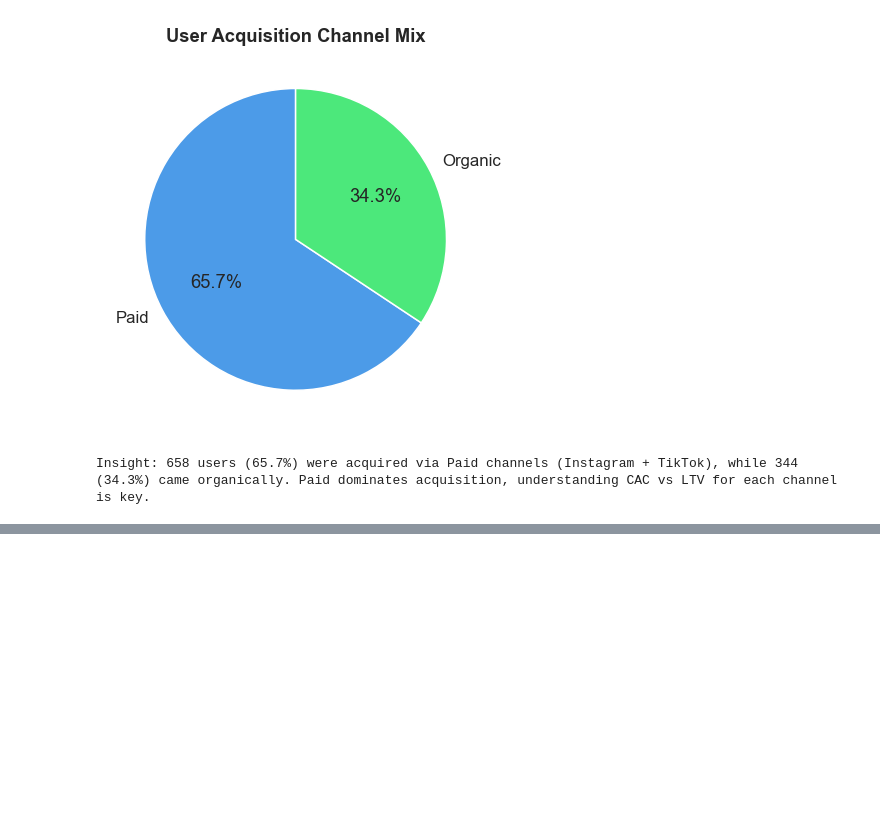
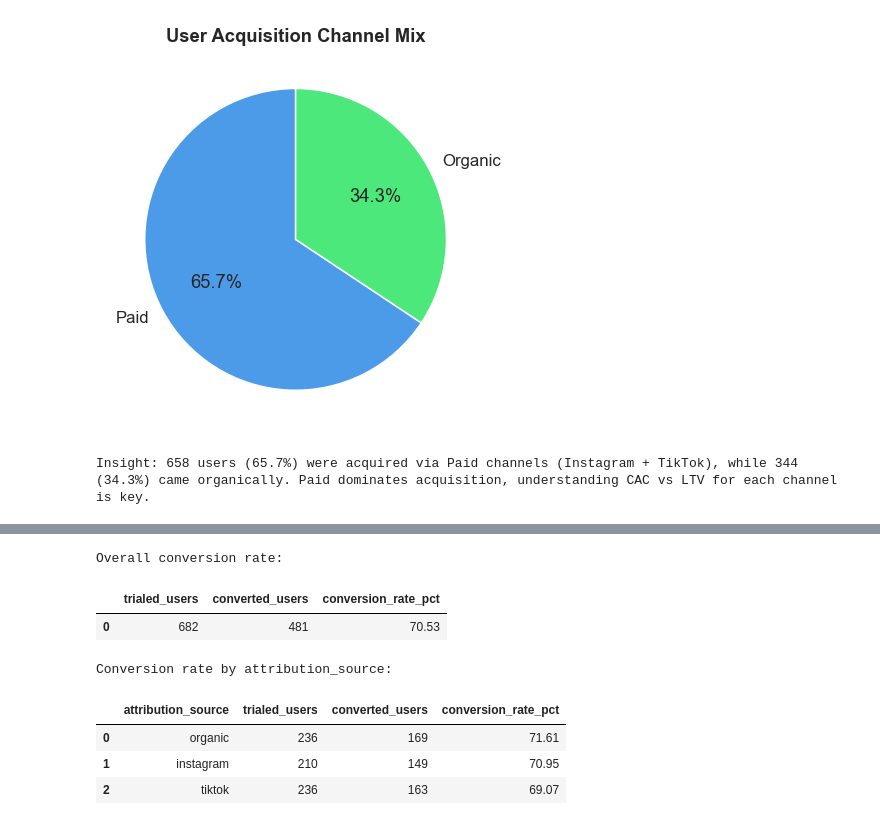
Before and after one commit to Sena-Kilinc/data-interview, a Jupyter notebook: submission.ipynb, the cells around one changed output, grey strips where cells are left out. Saved outputs shown, nothing was run; the diff lists cells and outputs as text; code cells hidden in the pictures; blank space fills up the shorter version.

```diff
--- a/submission.ipynb
+++ b/submission.ipynb
@@ -235,0 +241,47 @@ Insight: 658 users (65.7%) were acquired via Paid channels (Instagram + TikTok),
+# %%
+# 4a: Overall conversion rate ---
+sql_t4_overall = """
+SELECT
+    COUNT(DISTINCT t.user_id)  AS trialed_users,
+    COUNT(DISTINCT s.user_id)  AS converted_users,
+    ROUND(100.0 * COUNT(DISTINCT s.user_id) / COUNT(DISTINCT t.user_id), 2) AS conversion_rate_pct
+FROM
+    (SELECT DISTINCT user_id FROM user_events WHERE event_name = 'trial_started') t
+LEFT JOIN
+    (SELECT DISTINCT user_id FROM user_events WHERE event_name = 'subscription_started') s
+    ON s.user_id = t.user_id
+"""
+
+df4_overall = q(sql_t4_overall)
+print("Overall conversion rate:")
+display(df4_overall)
+# %% [output]
+Overall conversion rate:
+|  | trialed_users | converted_users | conversion_rate_pct |
+| 0 | 682 | 481 | 70.53 |
+# %%
+# 4b: Conversion rate by attribution_source
+sql_t4_by_source = """
+SELECT
+    u.attribution_source,
+    COUNT(DISTINCT t.user_id)  AS trialed_users,
+    COUNT(DISTINCT s.user_id)  AS converted_users,
+    ROUND(100.0 * COUNT(DISTINCT s.user_id) / COUNT(DISTINCT t.user_id), 2) AS conversion_rate_pct
+FROM users u
+JOIN
+    (SELECT DISTINCT user_id FROM user_events WHERE event_name = 'trial_started') t ON t.user_id = u.id
+LEFT JOIN
+    (SELECT DISTINCT user_id FROM user_events WHERE event_name = 'subscription_started') s ON s.user_id = u.id
+GROUP BY u.attribution_source
+ORDER BY conversion_rate_pct DESC
+"""
+
+df4_source = q(sql_t4_by_source)
+print("\nConversion rate by attribution_source:")
+display(df4_source)
+# %% [output]
+Conversion rate by attribution_source:
+|  | attribution_source | trialed_users | converted_users | conversion_rate_pct |
+| 0 | organic | 236 | 169 | 71.61 |
+| 1 | instagram | 210 | 149 | 70.95 |
+| 2 | tiktok | 236 | 163 | 69.07 |
```
Also changed, not shown: parts of 2 cells of this notebook.
